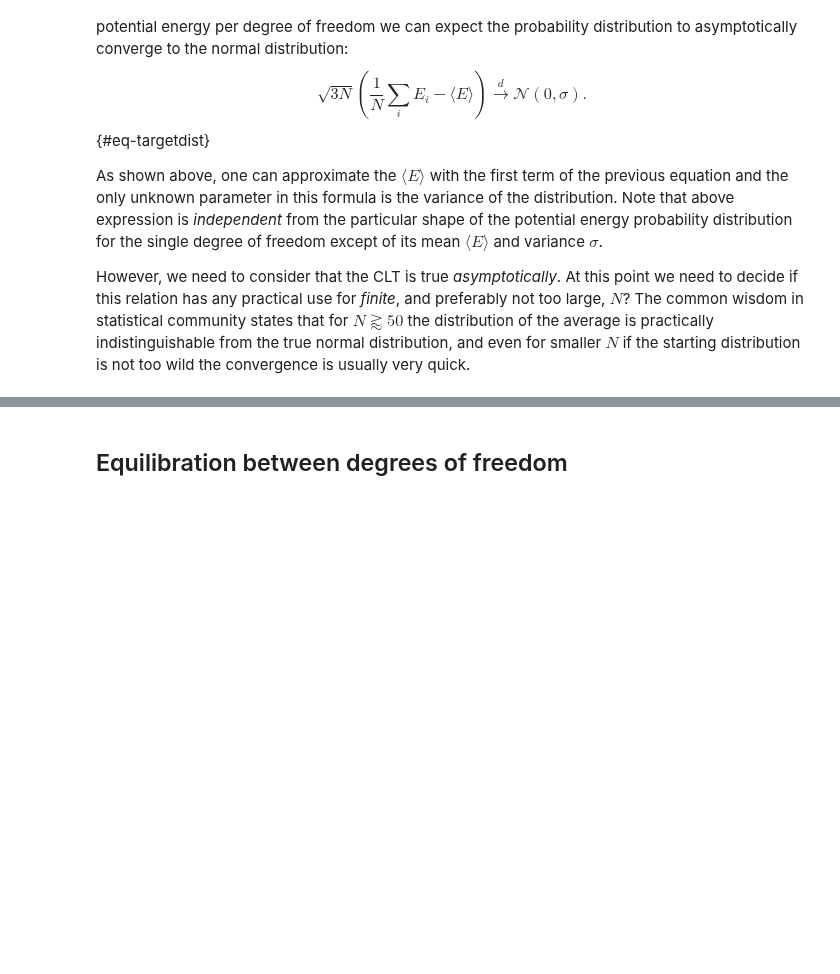
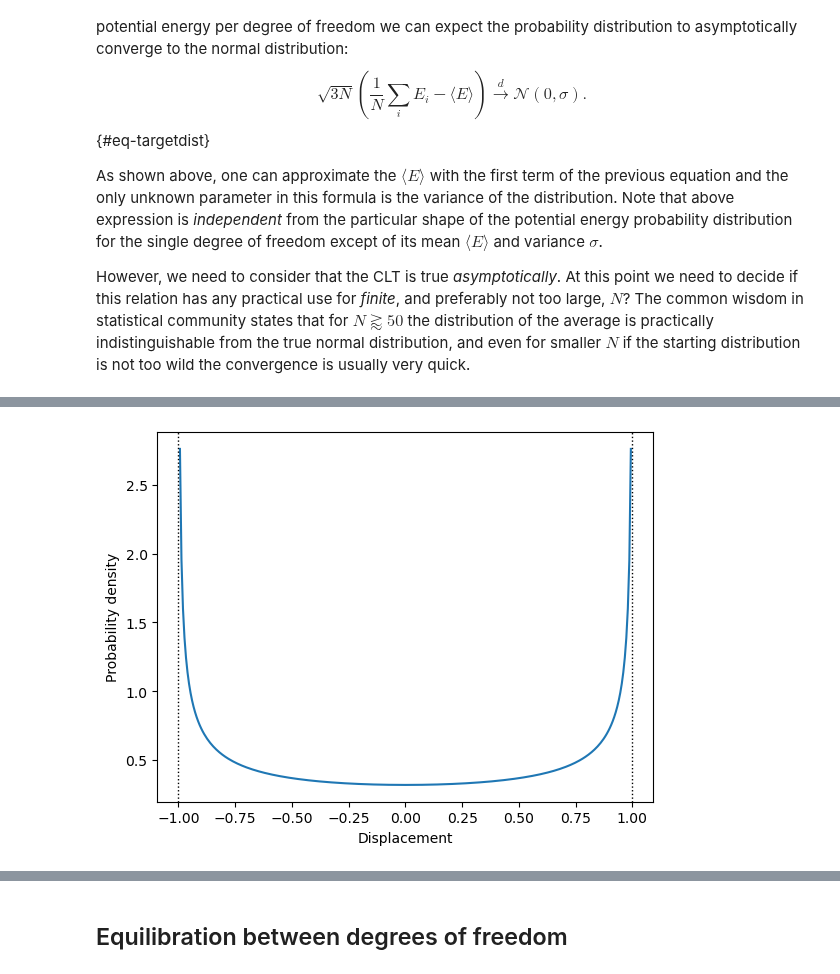
Before and after one commit to jochym/hecss, a Jupyter notebook: 10_Background.ipynb, the cells around one changed output, grey strips where cells are left out. Saved outputs shown, nothing was run; the diff lists cells and outputs as text; code cells hidden in the pictures; blank space fills up the shorter version.

```diff
--- a/10_Background.ipynb
+++ b/10_Background.ipynb
@@ -58,0 +73,14 @@ However, we need to consider that the CLT is true *asymptotically*. At this poin
+# %%
+#|code-fold: true
+#| label: fig-harmonic
+#| fig-cap: Probability distribution of the displacement of the harmonic oscillator.
+
+A = 1
+u = np.linspace(-A, A, 301)[1:-1]
+plt.plot(u, stats.arcsine.pdf(u, -A, 2*A))
+plt.axvline(-A, ls=':', lw=1, color='k');
+plt.axvline(A, ls=':', lw=1, color='k');
+plt.xlabel('Displacement')
+plt.ylabel('Probability density');
+# %% [output]
+[figure, added]
```
Also changed, not shown: parts of 10 cells of this notebook, 1 other file.
